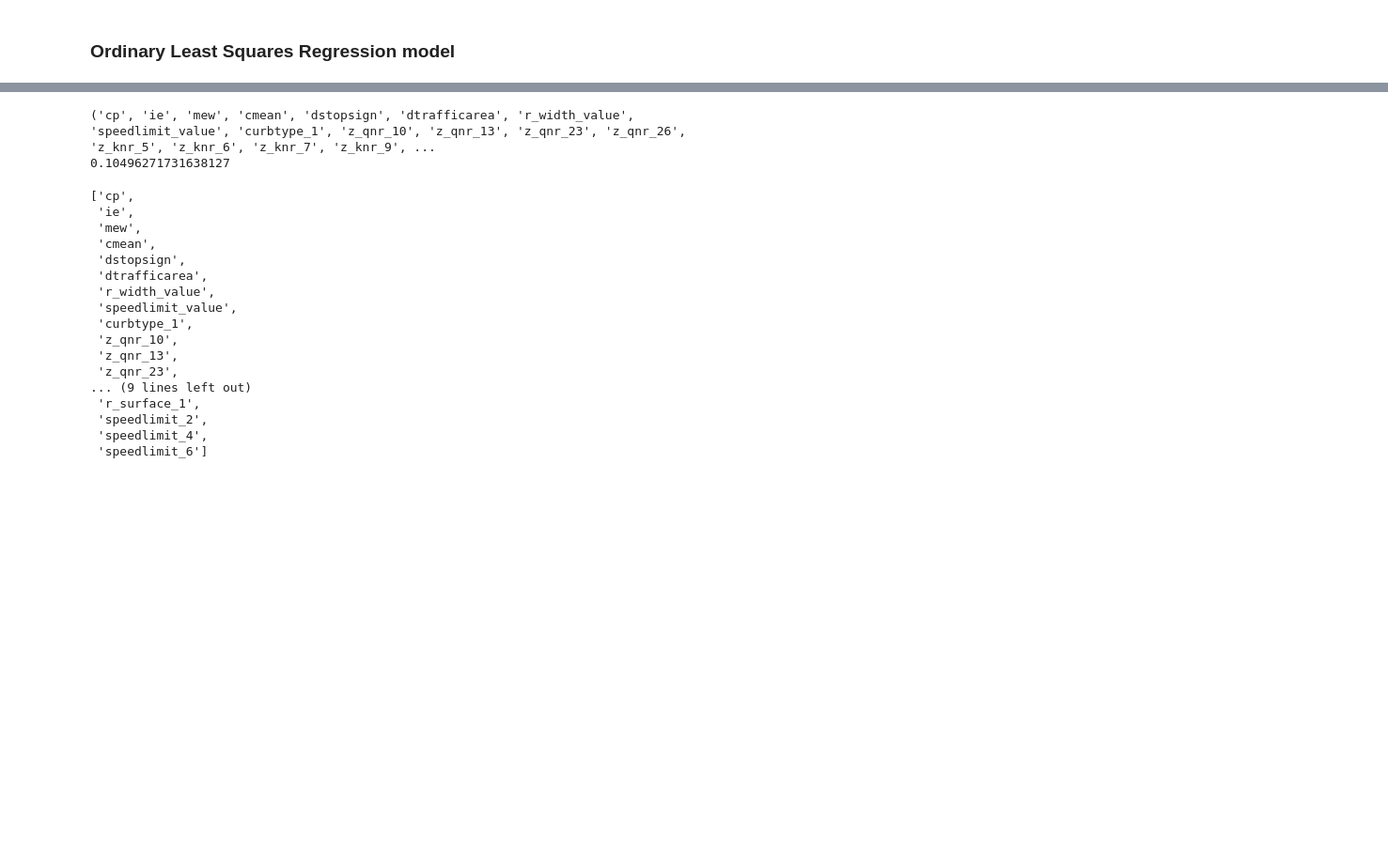
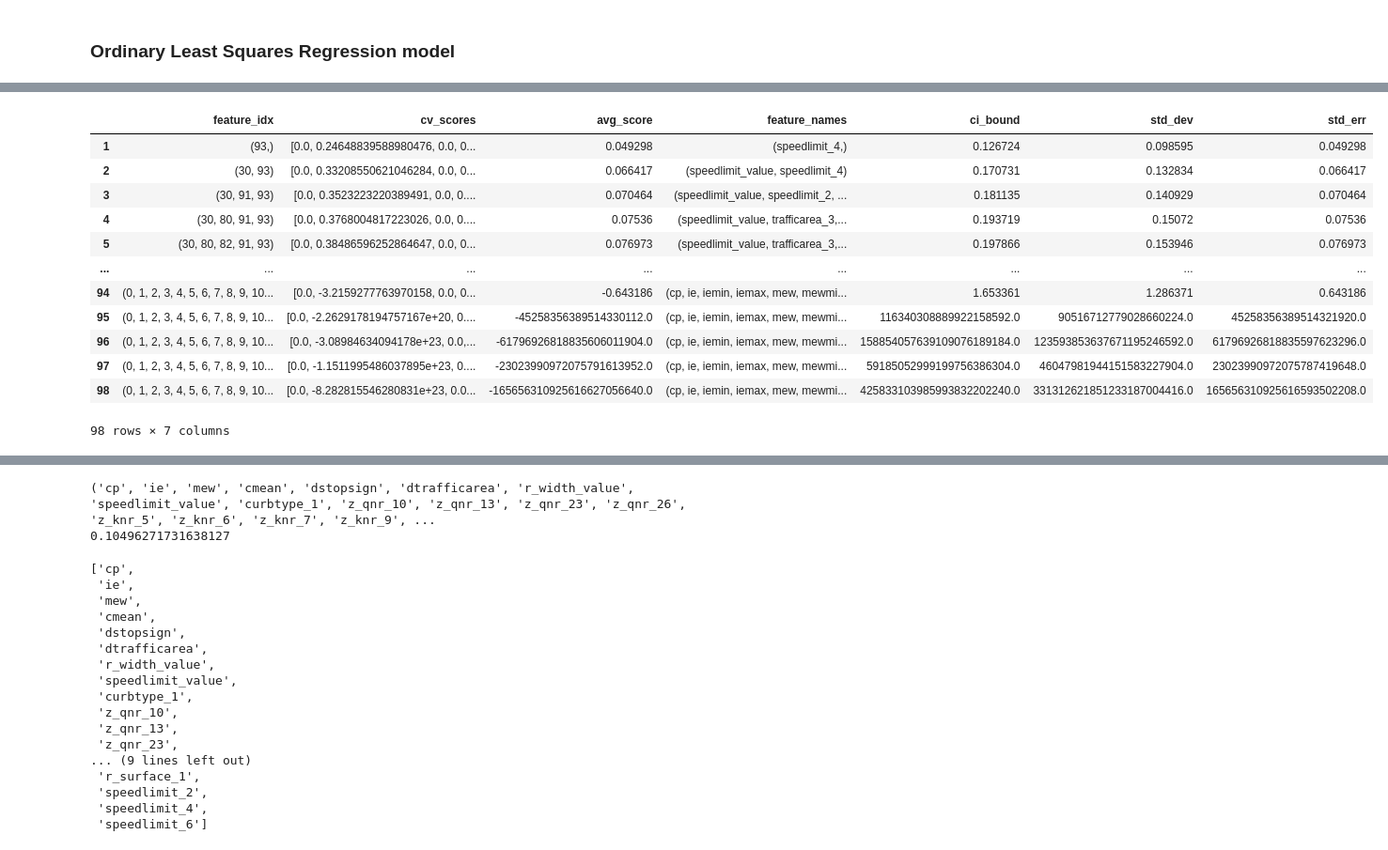
Before and after one commit to yeluH/MT_FI, a Jupyter notebook: Notebooks/0_Regression_presence_of_accident.ipynb, the cells around one changed output, grey strips where cells are left out. Shown at 94% size. Drawn from its saved outputs; the diff is of its cells as text; code cells hidden in the pictures; blank space fills up the shorter version.

```diff
--- a/Notebooks/0_Regression_presence_of_accident.ipynb
+++ b/Notebooks/0_Regression_presence_of_accident.ipynb
@@ -180,0 +266,16 @@ selected_features = sfs.fit(x, y)
+# %%
+pd.DataFrame.from_dict(selected_features.get_metric_dict()).T
+# %% [output]
+|  | feature_idx | cv_scores | avg_score | feature_names | ci_bound | std_dev | std_err |
+| 1 | (93,) | [0.0, 0.24648839588980476, 0.0, 0... | 0.049298 | (speedlimit_4,) | 0.126724 | 0.098595 | 0.049298 |
+| 2 | (30, 93) | [0.0, 0.33208550621046284, 0.0, 0... | 0.066417 | (speedlimit_value, speedlimit_4) | 0.170731 | 0.132834 | 0.066417 |
+| 3 | (30, 91, 93) | [0.0, 0.3523223220389491, 0.0, 0.... | 0.070464 | (speedlimit_value, speedlimit_2, ... | 0.181135 | 0.140929 | 0.070464 |
+| 4 | (30, 80, 91, 93) | [0.0, 0.3768004817223026, 0.0, 0.... | 0.07536 | (speedlimit_value, trafficarea_3,... | 0.193719 | 0.15072 | 0.07536 |
+| 5 | (30, 80, 82, 91, 93) | [0.0, 0.38486596252864647, 0.0, 0... | 0.076973 | (speedlimit_value, trafficarea_3,... | 0.197866 | 0.153946 | 0.076973 |
+| ... | ... | ... | ... | ... | ... | ... | ... |
+| 94 | (0, 1, 2, 3, 4, 5, 6, 7, 8, 9, 10... | [0.0, -3.2159277763970158, 0.0, 0... | -0.643186 | (cp, ie, iemin, iemax, mew, mewmi... | 1.653361 | 1.286371 | 0.643186 |
+| 95 | (0, 1, 2, 3, 4, 5, 6, 7, 8, 9, 10... | [0.0, -2.2629178194757167e+20, 0.... | -45258356389514330112.0 | (cp, ie, iemin, iemax, mew, mewmi... | 116340308889922158592.0 | 90516712779028660224.0 | 45258356389514321920.0 |
+| 96 | (0, 1, 2, 3, 4, 5, 6, 7, 8, 9, 10... | [0.0, -3.08984634094178e+23, 0.0,... | -61796926818835606011904.0 | (cp, ie, iemin, iemax, mew, mewmi... | 158854057639109076189184.0 | 123593853637671195246592.0 | 61796926818835597623296.0 |
+| 97 | (0, 1, 2, 3, 4, 5, 6, 7, 8, 9, 10... | [0.0, -1.1511995486037895e+23, 0.... | -23023990972075791613952.0 | (cp, ie, iemin, iemax, mew, mewmi... | 59185052999199756386304.0 | 46047981944151583227904.0 | 23023990972075787419648.0 |
+| 98 | (0, 1, 2, 3, 4, 5, 6, 7, 8, 9, 10... | [0.0, -8.282815546280831e+23, 0.0... | -165656310925616627056640.0 | (cp, ie, iemin, iemax, mew, mewmi... | 425833103985993832202240.0 | 331312621851233187004416.0 | 165656310925616593502208.0 |
+98 rows × 7 columns
```
Also changed, not shown: parts of 12 cells of this notebook.
